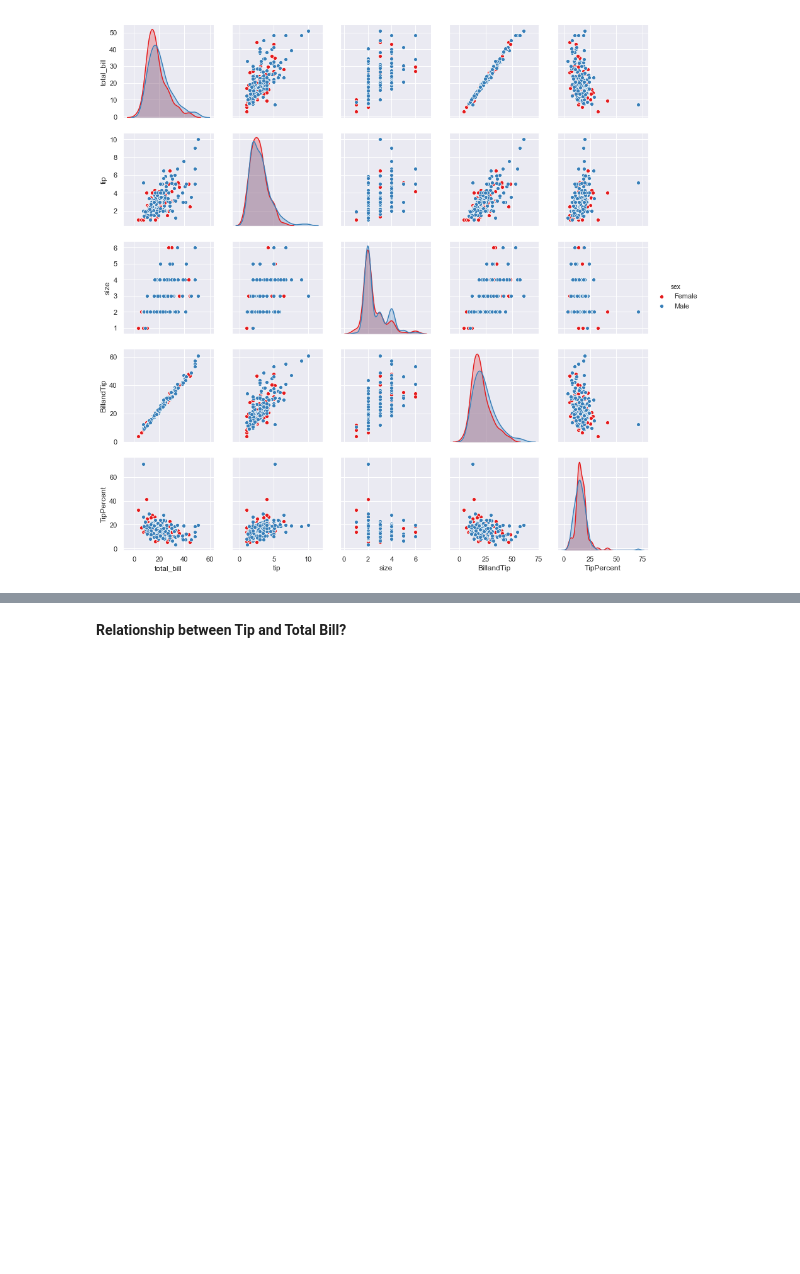
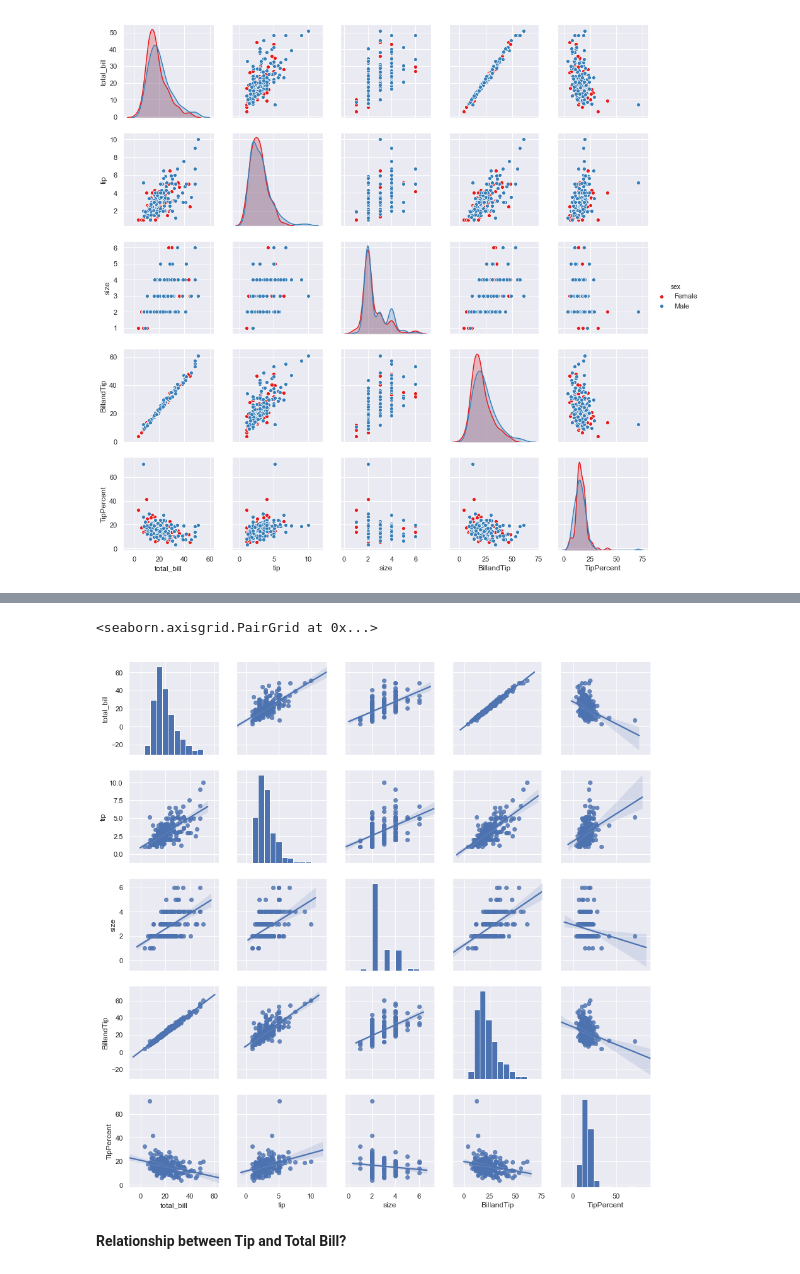
Before and after one commit to edelcorcoran/FDA-Project, a Jupyter notebook: Tips.ipynb, the cells around one changed output, grey strips where cells are left out. Saved outputs shown, nothing was run; the diff lists cells and outputs as text; code cells hidden in the pictures; blank space fills up the shorter version.

Commit message:
Pairplot analysis with regression line plots added

```diff
--- a/Tips.ipynb
+++ b/Tips.ipynb
@@ -811,3 +818,8 @@ sns.pairplot(df, hue='sex', palette="Set1")
+# %%
+sns.pairplot(df, kind="reg", palette="Set1")
+# %% [output]
+<seaborn.axisgrid.PairGrid at 0x...>
+[figure, added]
 # %% [markdown]
 **Relationship between Tip and Total Bill?**
 # %% [markdown]
```
Also changed, not shown: parts of 5 cells of this notebook.
